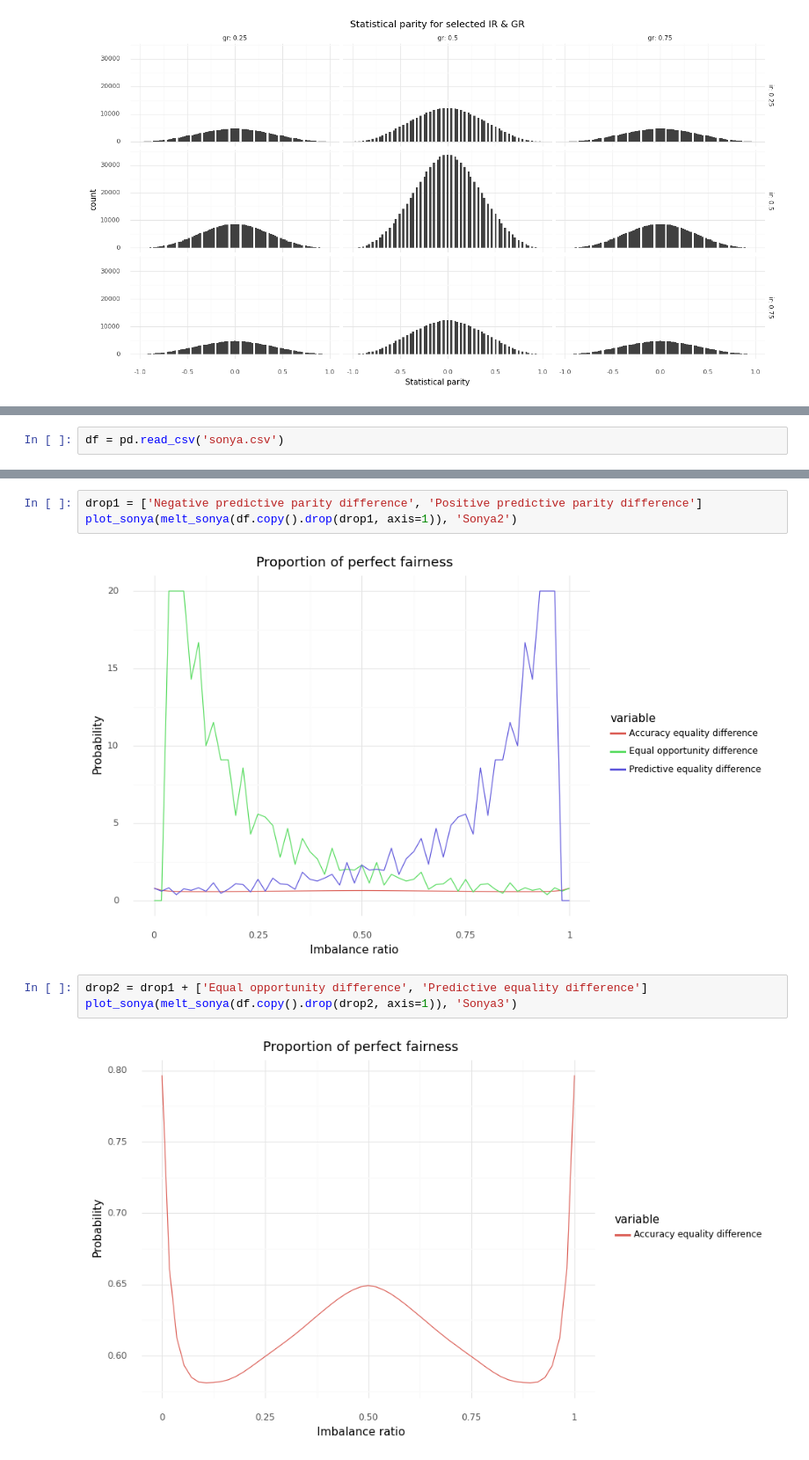
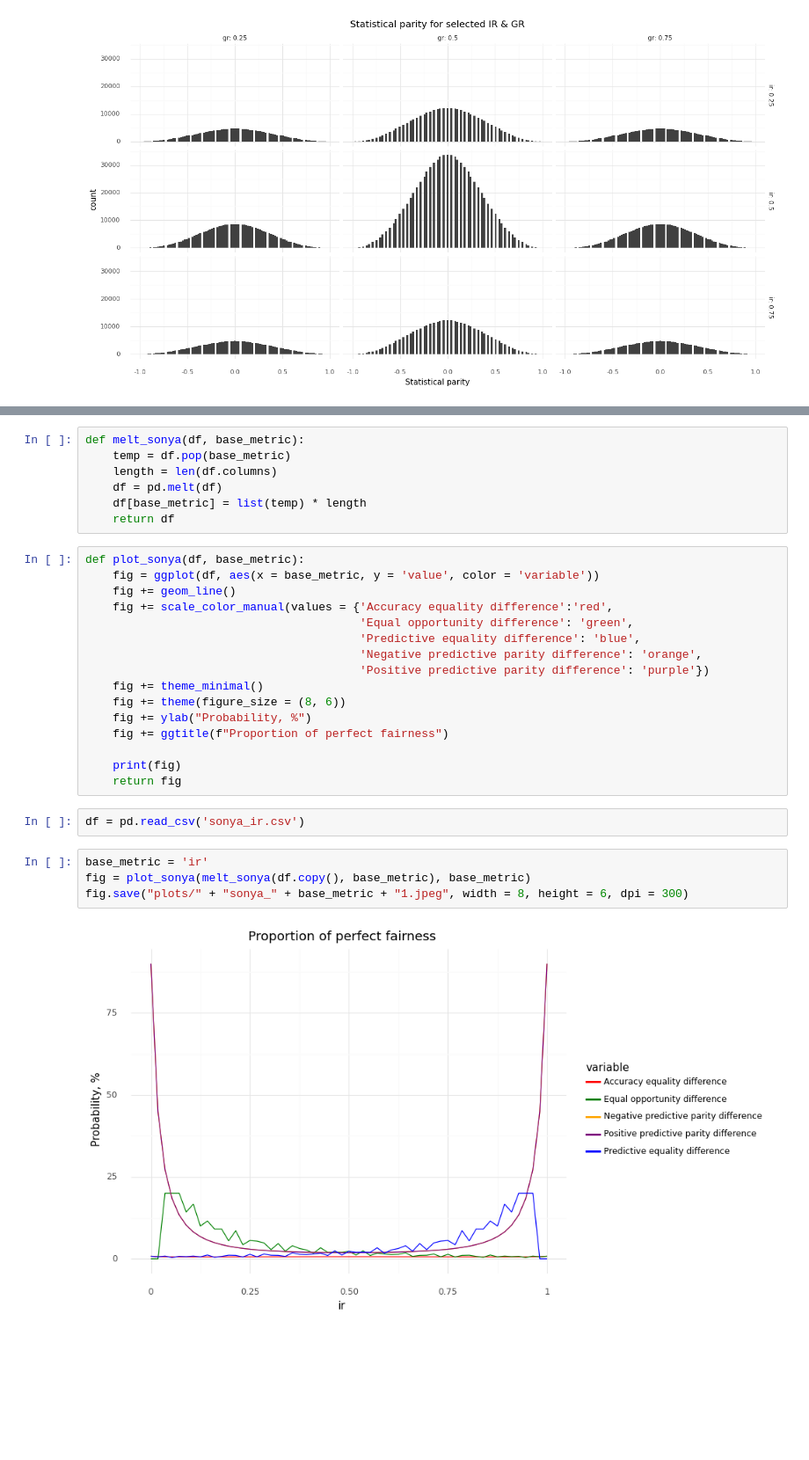
Before and after one commit to emanuelrck/Replication_analysis-of-fairness-measures, a Jupyter notebook: MainPlots.ipynb, the cells around one changed output, grey strips where cells are left out. Shown at 88% size. Drawn from its saved outputs; the diff is of its cells as text; blank space fills up the shorter version.

Commit message:
updated Sonya plots

```diff
--- a/MainPlots.ipynb
+++ b/MainPlots.ipynb
@@ -129,2 +111,0 @@ def plot_sonya(df, filename):
-# %%
-df = pd.read_csv('sonya.csv')
@@ -135,10 +112,31 @@ plot_sonya(melt_sonya(df.copy()), 'Sonya1')
-# %%
-drop1 = ['Negative predictive parity difference', 'Positive predictive parity difference']
-plot_sonya(melt_sonya(df.copy().drop(drop1, axis=1)), 'Sonya2')
-# %% [output]
-[figure, removed]
-# %%
-drop2 = drop1 + ['Equal opportunity difference', 'Predictive equality difference']
-plot_sonya(melt_sonya(df.copy().drop(drop2, axis=1)), 'Sonya3')
-# %% [output]
-[figure, removed]
+# %%
+def melt_sonya(df, base_metric):
+    temp = df.pop(base_metric)
+    length = len(df.columns)
+    df = pd.melt(df)
+    df[base_metric] = list(temp) * length
+    return df
+# %%
+def plot_sonya(df, base_metric):
+    fig = ggplot(df, aes(x = base_metric, y = 'value', color = 'variable'))
+    fig += geom_line()
+    fig += scale_color_manual(values = {'Accuracy equality difference':'red',
+                                        'Equal opportunity difference': 'green',
+                                        'Predictive equality difference': 'blue',
+                                        'Negative predictive parity difference': 'orange',
+                                        'Positive predictive parity difference': 'purple'})
+    fig += theme_minimal()
+    fig += theme(figure_size = (8, 6))
+    fig += ylab("Probability, %")
+    fig += ggtitle(f"Proportion of perfect fairness")
+
+    print(fig)
+    return fig
+# %%
+df = pd.read_csv('sonya_ir.csv')
+# %%
+base_metric = 'ir'
+fig = plot_sonya(melt_sonya(df.copy(), base_metric), base_metric)
+fig.save("plots/" + "sonya_" + base_metric + "1.jpeg", width = 8, height = 6, dpi = 300)
+# %% [output]
+[figure, added]
```
Also changed, not shown: parts of 14 cells of this notebook, 8 other files.
